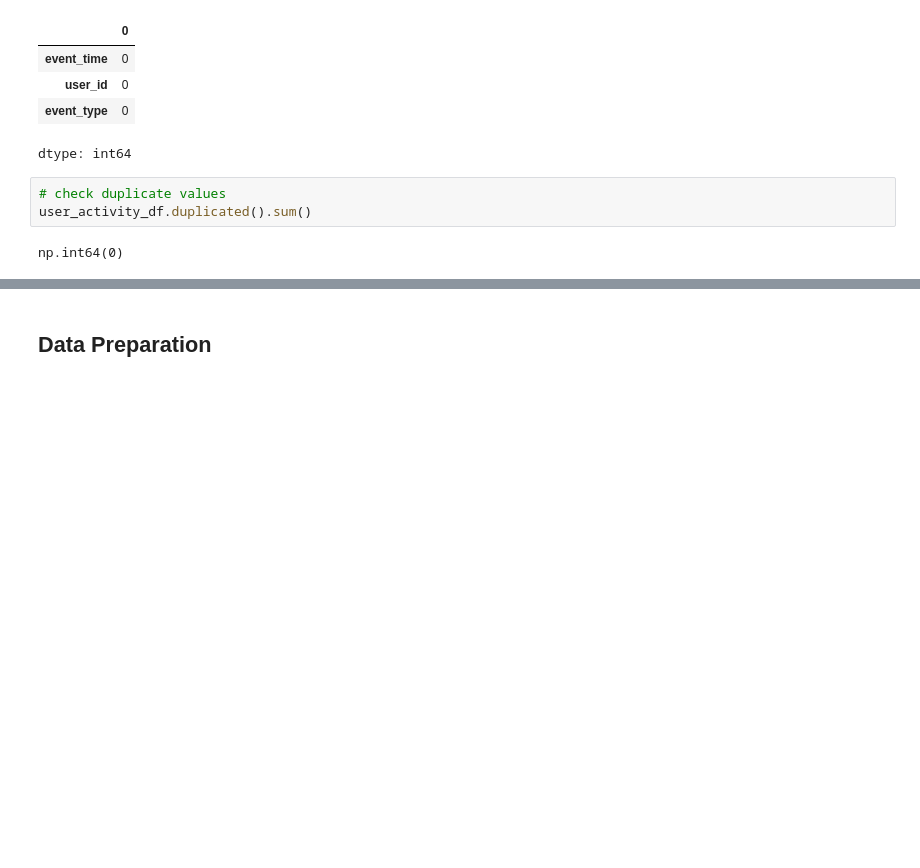
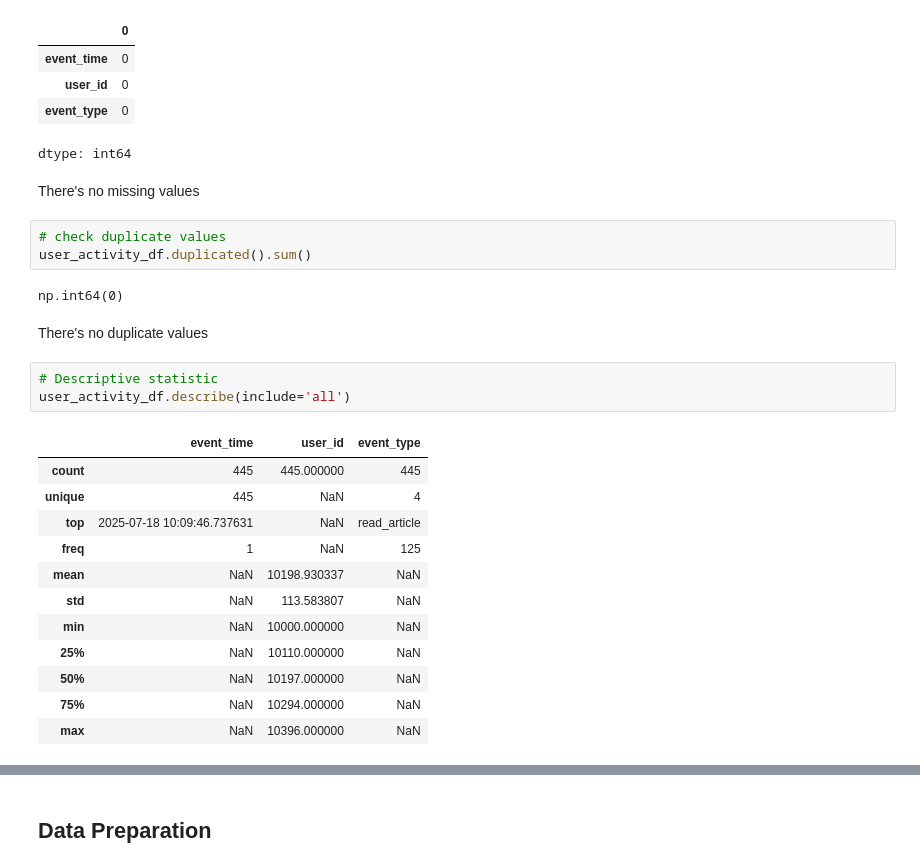
Before and after one commit to muchammadwr/churn-at-fit.ly, a Jupyter notebook: notebook.ipynb, the cells around one changed output, grey strips where cells are left out. Drawn from its saved outputs; the diff is of its cells as text; blank space fills up the shorter version.

```diff
--- a/notebook.ipynb
+++ b/notebook.ipynb
@@ -317,8 +378,28 @@ user_activity_df.isna().sum()
 | user_id | 0 |
 | event_type | 0 |
 dtype: int64
+# %% [markdown]
+There's no missing values
 # %%
 # check duplicate values
 user_activity_df.duplicated().sum()
 # %% [output]
 np.int64(0)
+# %% [markdown]
+There's no duplicate values
+# %%
+# Descriptive statistic
+user_activity_df.describe(include='all')
+# %% [output]
+|  | event_time | user_id | event_type |
+| count | 445 | 445.000000 | 445 |
+| unique | 445 | NaN | 4 |
+| top | 2025-07-18 10:09:46.737631 | NaN | read_article |
+| freq | 1 | NaN | 125 |
+| mean | NaN | 10198.930337 | NaN |
+| std | NaN | 113.583807 | NaN |
+| min | NaN | 10000.000000 | NaN |
+| 25% | NaN | 10110.000000 | NaN |
+| 50% | NaN | 10197.000000 | NaN |
+| 75% | NaN | 10294.000000 | NaN |
+| max | NaN | 10396.000000 | NaN |
```
Also changed, not shown: parts of 37 cells of this notebook.
